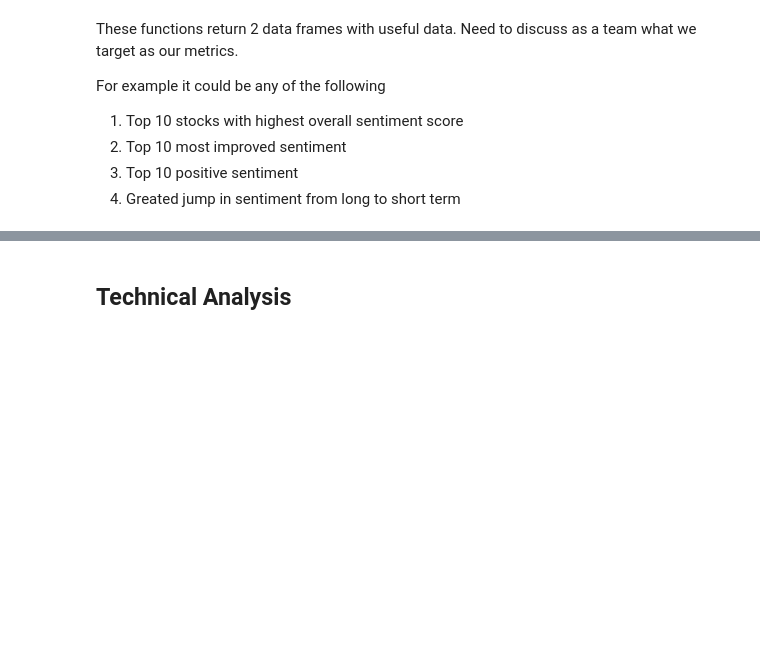
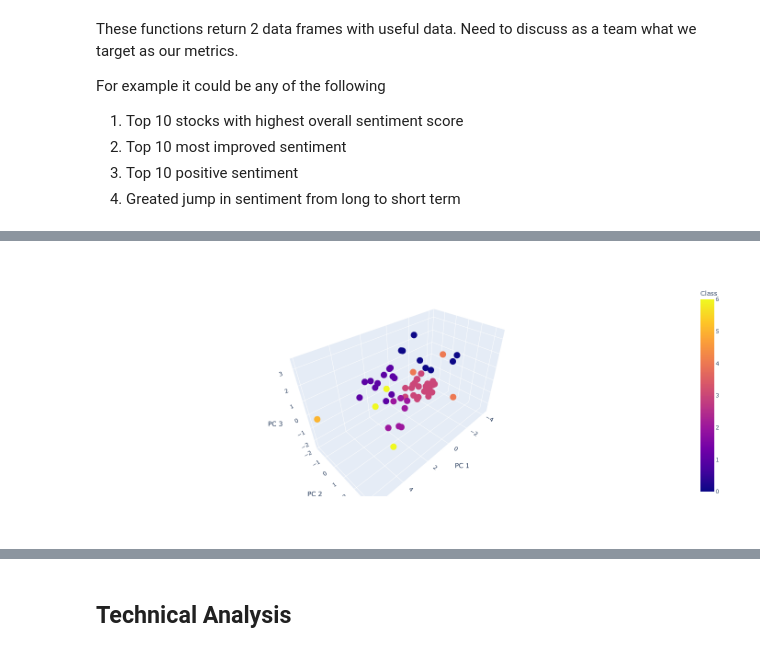
Before and after one commit to apfreeman/FinTech-Project-2, a Jupyter notebook: Notebooks/meme_trading.ipynb, the cells around one changed output, grey strips where cells are left out. Drawn from its saved outputs; the diff is of its cells as text; code cells hidden in the pictures; blank space fills up the shorter version.

```diff
--- a/Notebooks/meme_trading.ipynb
+++ b/Notebooks/meme_trading.ipynb
@@ -111,0 +148,4 @@ top_stocks
+# %%
+# Use PCA to reduce dimensions to 3 principal components
+pca = PCA(n_components=3)
+sentiment_pca = pca.fit_transform(X_scaled)
@@ -111,0 +183,27 @@ top_stocks
+# %%
+# Initialize the K-Means model
+model = KMeans(n_clusters=7, random_state=0)
+
+# Fit the model
+model.fit(pcs_df)
+
+# Predict clusters
+predictions = model.predict(pcs_df)
+
+# Create a new DataFrame including predicted clusters and cryptocurrencies features
+clustered_df = pd.DataFrame({
+    "score": X.score,
+    "positive_score": X.positive_score,
+    "negative_score": X.negative_score,
+    "activity": X.activity,
+    "avg_7_days": X.avg_7_days,
+    "avg_14_days": X.avg_14_days,
+    "avg_30_days": X.avg_30_days,
+    "PC 1": pcs_df['PC 1'],
+    "PC 2": pcs_df['PC 2'],
+    "PC 3": pcs_df['PC 3'],
+    "Class": model.labels_,
+    },
+    index=X.index
+)
+clustered_df.head()
@@ -111,0 +220,15 @@ top_stocks
+# %%
+# Plotting the 3D-Scatter with x="PC 1", y="PC 2" and z="PC 3"
+fig = px.scatter_3d(
+    clustered_df,
+    x="PC 1",
+    y="PC 2",
+    z="PC 3",
+    hover_name='score',
+    hover_data= ['activity'],
+    height=600,
+    color="Class"
+)
+fig.show()
+# %% [output]
+[figure, added]
```
Also changed, not shown: parts of 78 cells of this notebook, 6 other files.
